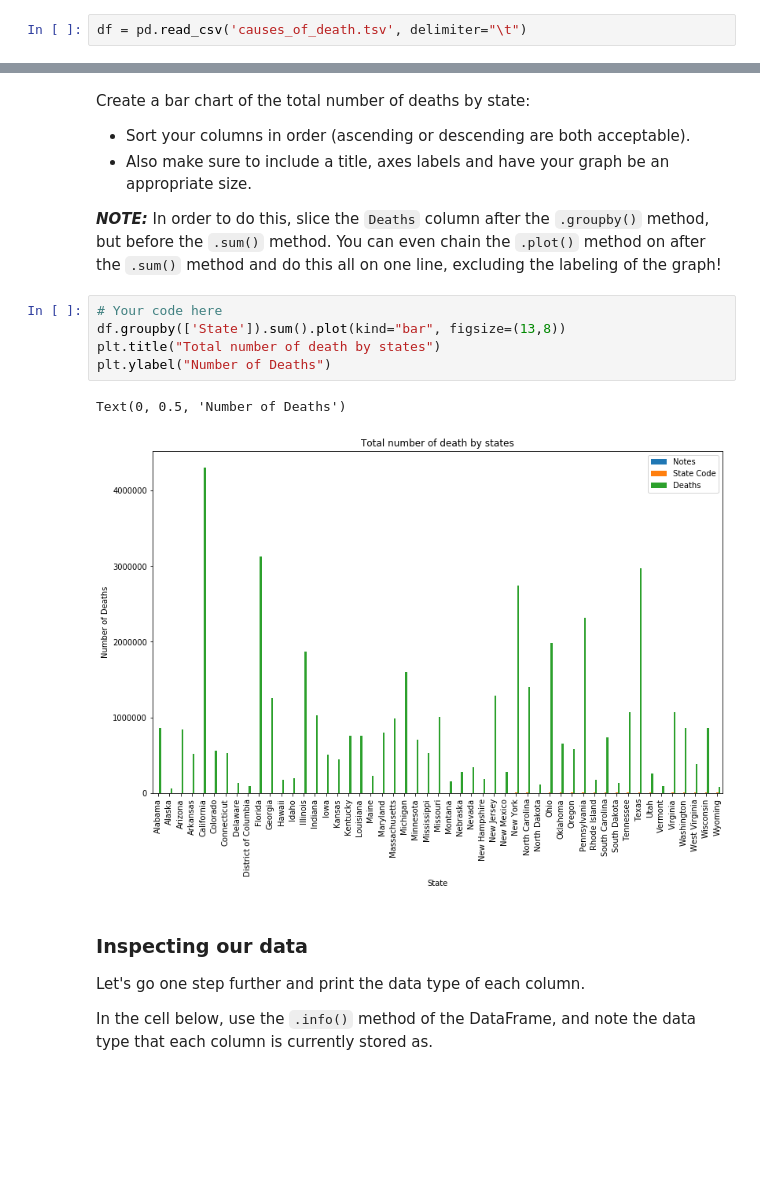
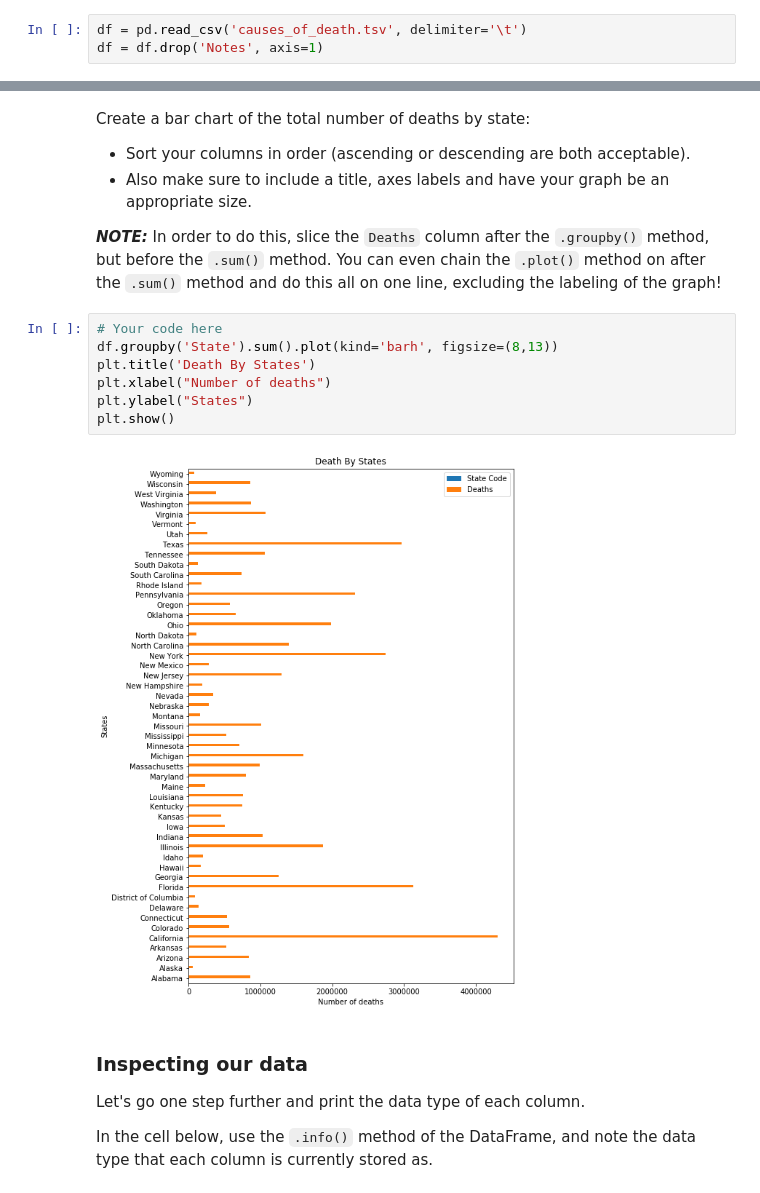
Before and after one commit to aradjabova/dsc-pivot-tables-pandas-lab-online-ds-ft-120919, a Jupyter notebook: index.ipynb, the cells around one changed output, grey strips where cells are left out. Drawn from its saved outputs; the diff is of its cells as text; blank space fills up the shorter version.

```diff
--- a/index.ipynb
+++ b/index.ipynb
@@ -29,7 +31,8 @@ import matplotlib.pyplot as plt
 ## Load the data
 The data for this activity is stored in a file called `'causes_of_death.tsv'` which is a somewhat morbid dataset from the center for disease control. Note that the file extension .tsv indicates that this data is formatted slightly differently then the standard .csv, the difference being that it has 'tab separated values' instead of 'comma separated values'. As such, pass in the optional parameter `delimiter='\t'` into the `pd.read_csv()` function.
 # %%
-df = pd.read_csv('causes_of_death.tsv', delimiter="\t")
+df = pd.read_csv('causes_of_death.tsv', delimiter='\t')
+df = df.drop('Notes', axis=1)
 # %% [markdown]
 Now, display the head of the DataFrame to ensure everything loaded correctly.
 # %%
@@ -95,12 +113,13 @@ Create a bar chart of the total number of deaths by state:
 **_NOTE:_** In order to do this, slice the `Deaths` column after the `.groupby()` method, but before the `.sum()` method.  You can even chain the `.plot()` method on after the `.sum()` method and do this all on one line, excluding the labeling of the graph!
 # %%
 # Your code here
-df.groupby(['State']).sum().plot(kind="bar", figsize=(13,8))
-plt.title("Total number of death by states")
-plt.ylabel("Number of Deaths")
+df.groupby('State').sum().plot(kind='barh', figsize=(8,13))
+plt.title('Death By States')
+plt.xlabel("Number of deaths")
+plt.ylabel("States")
+plt.show()
 # %% [output]
-Text(0, 0.5, 'Number of Deaths')
-[figure, old version]
+[figure, new version]
 # %% [markdown]
 ### Inspecting our data
 
```
Also changed, not shown: parts of 13 cells of this notebook.
